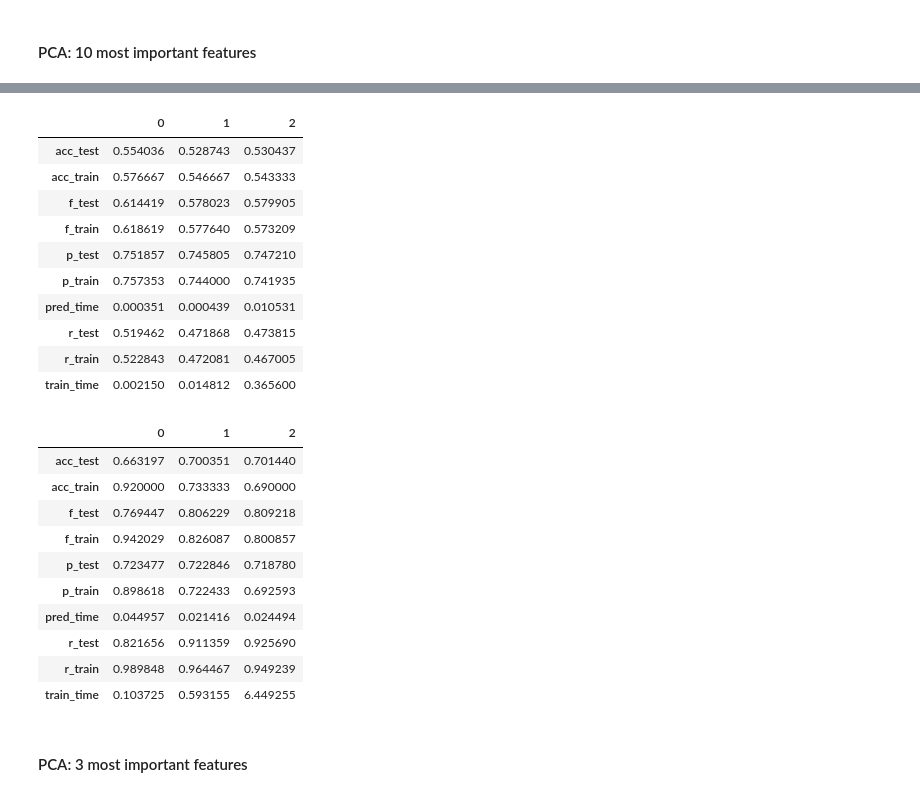
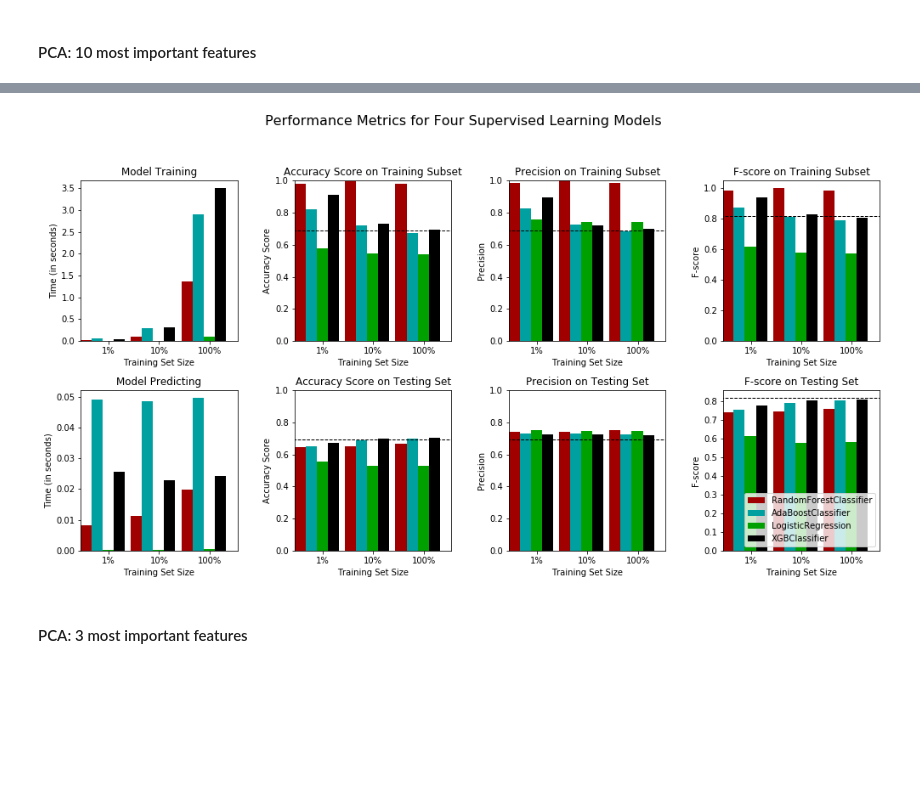
Before and after one commit to eskrav/udacity-machine-learning, a Jupyter notebook: capstone-project/capstone_project.ipynb, the cells around one changed output, grey strips where cells are left out. Saved outputs shown, nothing was run; the diff lists cells and outputs as text; code cells hidden in the pictures; blank space fills up the shorter version.

```diff
--- a/capstone-project/capstone_project.ipynb
+++ b/capstone-project/capstone_project.ipynb
@@ -1303,31 +1223,7 @@ pd.DataFrame(results_pca10['AdaBoostClassifier'])
-# %%
-pd.DataFrame(results_pca10['LogisticRegression'])
-# %% [output]
-|  | 0 | 1 | 2 |
-| acc_test | 0.554036 | 0.528743 | 0.530437 |
-| acc_train | 0.576667 | 0.546667 | 0.543333 |
-| f_test | 0.614419 | 0.578023 | 0.579905 |
-| f_train | 0.618619 | 0.577640 | 0.573209 |
-| p_test | 0.751857 | 0.745805 | 0.747210 |
-| p_train | 0.757353 | 0.744000 | 0.741935 |
-| pred_time | 0.000351 | 0.000439 | 0.010531 |
-| r_test | 0.519462 | 0.471868 | 0.473815 |
-| r_train | 0.522843 | 0.472081 | 0.467005 |
-| train_time | 0.002150 | 0.014812 | 0.365600 |
-# %%
-pd.DataFrame(results_pca10['XGBClassifier'])
-# %% [output]
-|  | 0 | 1 | 2 |
-| acc_test | 0.663197 | 0.700351 | 0.701440 |
-| acc_train | 0.920000 | 0.733333 | 0.690000 |
-| f_test | 0.769447 | 0.806229 | 0.809218 |
-| f_train | 0.942029 | 0.826087 | 0.800857 |
-| p_test | 0.723477 | 0.722846 | 0.718780 |
-| p_train | 0.898618 | 0.722433 | 0.692593 |
-| pred_time | 0.044957 | 0.021416 | 0.024494 |
-| r_test | 0.821656 | 0.911359 | 0.925690 |
-| r_train | 0.989848 | 0.964467 | 0.949239 |
-| train_time | 0.103725 | 0.593155 | 6.449255 |
+# %%
+vs.evaluate(results_pca10, accuracy, precision, fscore)
+# %% [output]
+[figure, added]
 # %% [markdown]
 #### PCA: 3 most important features
 # %%
```
Also changed, not shown: parts of 80 cells of this notebook.
